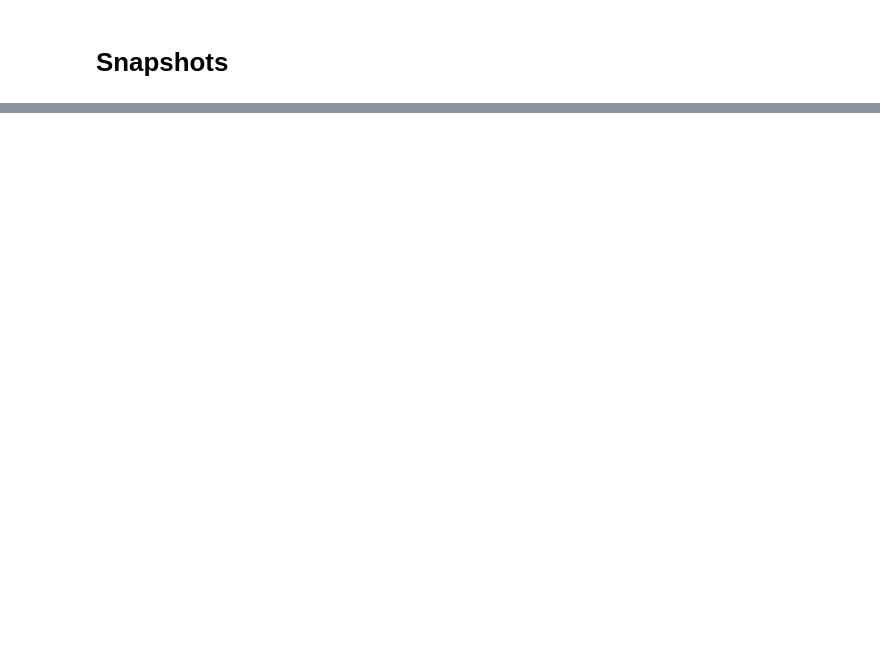
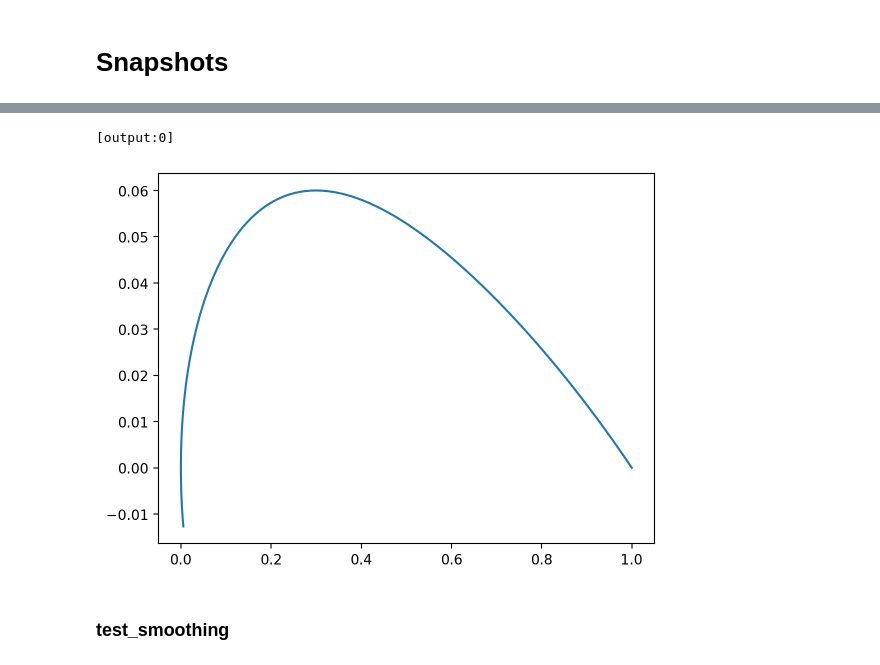
Before and after one commit to adrianoracano/mySHRED, a Jupyter notebook: dataset_airfoil_parallel.ipynb, the cells around one changed output, grey strips where cells are left out. Cells and saved outputs as stored; diff of their text form; code cells hidden in the pictures; blank space fills up the shorter version.

```diff
--- a/dataset_airfoil_parallel.ipynb
+++ b/dataset_airfoil_parallel.ipynb
@@ -1359,0 +1869,8 @@ if rank==0:
+# %%
+%%px
+ordered_polygon = order_polygon(unordered_polygon)
+plt.plot(ordered_polygon[:100, 0], ordered_polygon[:100, 1])
+plt.show()
+# %% [output]
+[output:0]
+[figure, added]
@@ -1359,0 +1890,2 @@ if rank==0:
+# %% [markdown]
+### test_smoothing
```
Also changed, not shown: parts of 70 cells of this notebook, 3 other files.
